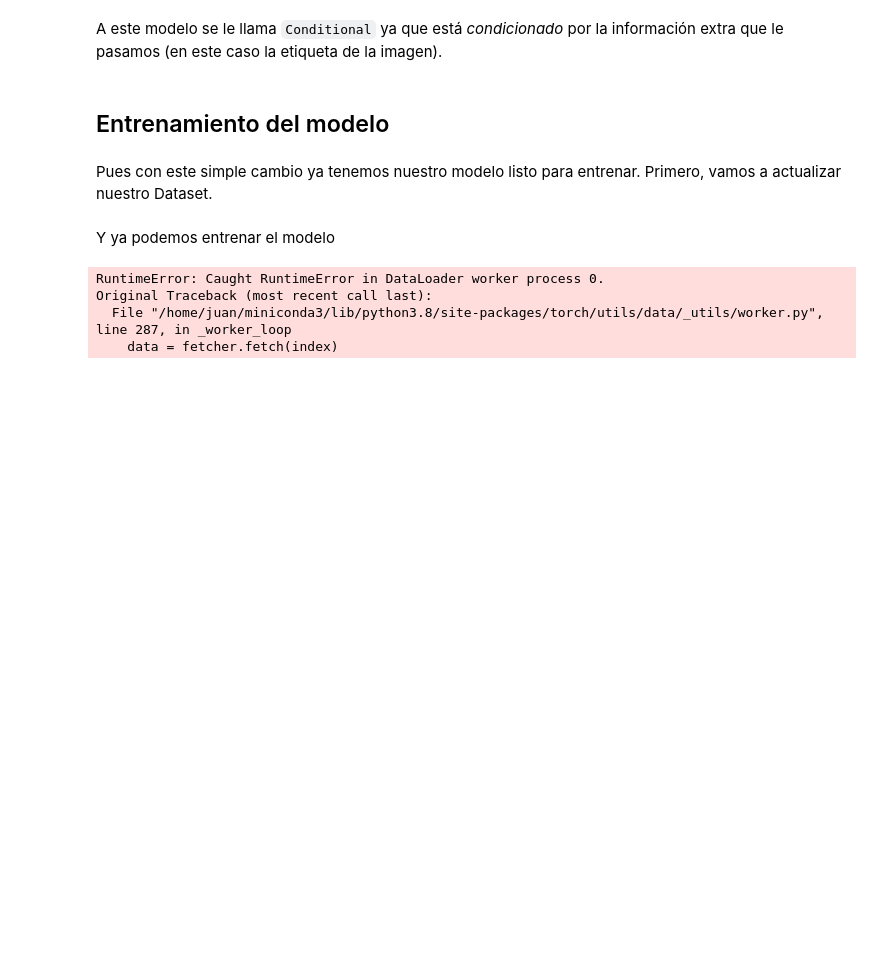
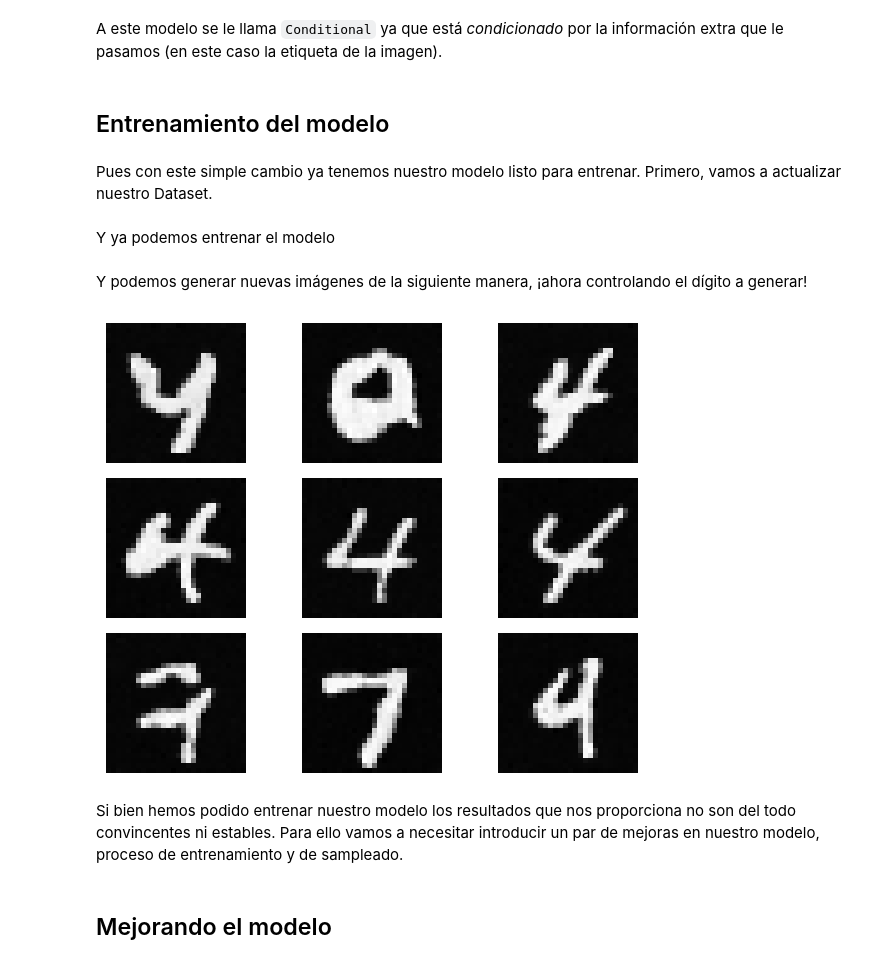
Before and after one commit to juansensio/blog, a Jupyter notebook: 113_sd_scratch_2/113_sd_scratch_2.ipynb, the cells around one changed output. Cells and saved outputs as stored; diff of their text form; code cells hidden in the pictures; blank space fills up the shorter version.

```diff
--- a/113_sd_scratch_2/113_sd_scratch_2.ipynb
+++ b/113_sd_scratch_2/113_sd_scratch_2.ipynb
@@ -115,7 +115,7 @@ import tqdm
 EPOCHS = 10
 BATCH_SIZE = 32
 
-ds = Dataset(X, y)
+ds = Dataset(X, Y)
 dl = torch.utils.data.DataLoader(ds, batch_size=BATCH_SIZE, shuffle=True, num_workers=4, pin_memory=True)
 model = ConditionalDiffusionModel().cuda()
 optimizer = torch.optim.Adam(model.parameters(), lr=1e-3)
@@ -133,8 +133,33 @@ for epoch in range(1, EPOCHS+1):
 		optimizer.zero_grad()
 		losses.append(loss.item())
 		pb.set_description(f'Epoch {epoch}/{EPOCHS} loss {np.mean(losses):.5f}')
-# %% [output]
-RuntimeError: Caught RuntimeError in DataLoader worker process 0.
-Original Traceback (most recent call last):
-  File "/home/juan/miniconda3/lib/python3.8/site-packages/torch/utils/data/_utils/worker.py", line 287, in _worker_loop
-    data = fetcher.fetch(index)
+# %% [markdown]
+Y podemos generar nuevas imágenes de la siguiente manera, ¡ahora controlando el dígito a generar!
+# %%
+model.eval()
+
+x = torch.randn(1, 1, 28, 28).cuda() # ruido inicial
+y = 9 # la etiqueta
+
+r, c = 3, 3
+fig = plt.figure(dpi=100)
+for i in range(r*c):
+	for t in reversed(range(ds.T)):
+		with torch.no_grad():
+			output = model(x, torch.tensor([t]).cuda(), torch.tensor([y]).long().cuda())
+		if t > 0:
+			noise = torch.randn_like(x)
+		else:
+			noise = torch.zeros_like(x)
+		x = 1. / torch.sqrt(ds.alphas[t]) * (x - ((1. - ds.alphas[t])/(torch.sqrt(1. - ds.alphas_hat[t]))) * output) + noise * torch.sqrt(ds.betas[t])
+	ax = plt.subplot(r, c, i + 1)
+	ax.imshow(x[0][0].cpu().numpy(), cmap='gray')
+	ax.axis("off")
+plt.tight_layout()
+plt.show()
+# %% [output]
+[figure, added]
+# %% [markdown]
+Si bien hemos podido entrenar nuestro modelo los resultados que nos proporciona no son del todo convincentes ni estables. Para ello vamos a necesitar introducir un par de mejoras en nuestro modelo, proceso de entrenamiento y de sampleado.
+# %% [markdown]
+## Mejorando el modelo
```
Also changed, not shown: parts of 14 cells of this notebook, 2 other files.
